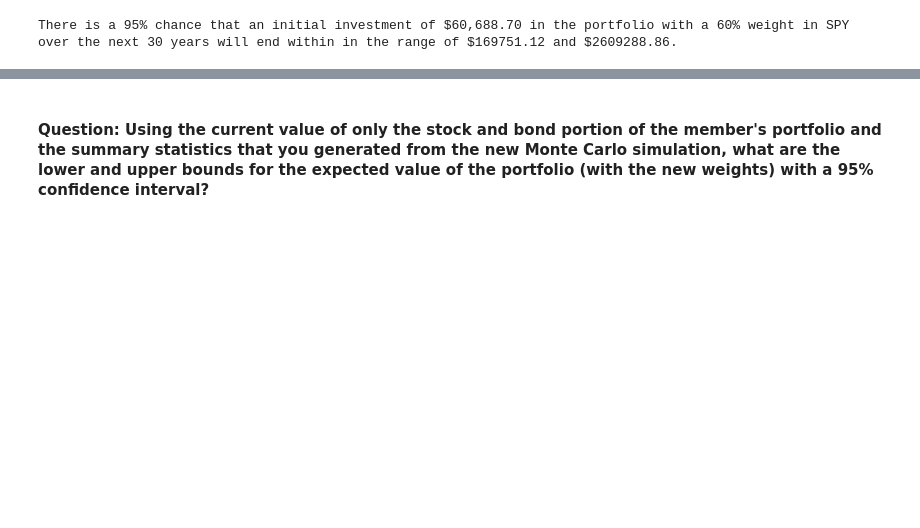
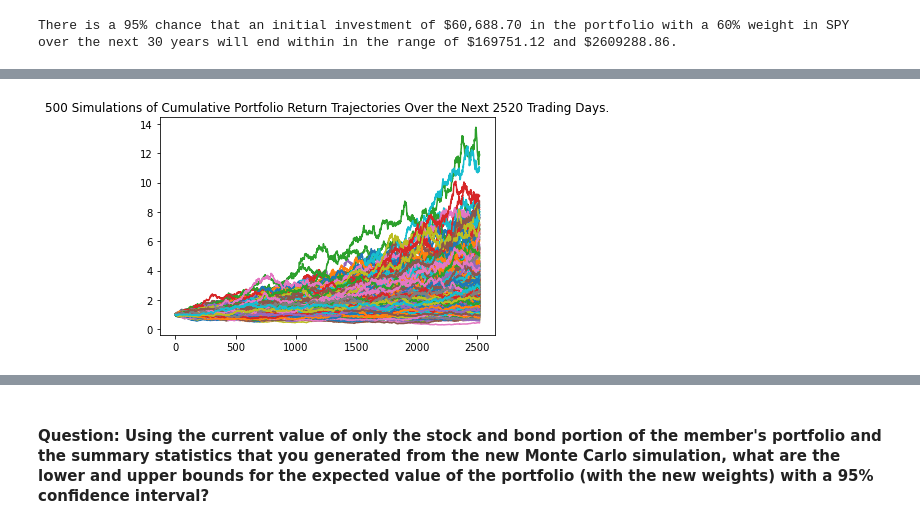
Before and after one commit to jgrichardson/emergency_and_retirement, a Jupyter notebook: financial_planning_tools.ipynb, the cells around one changed output, grey strips where cells are left out. Drawn from its saved outputs; the diff is of its cells as text; code cells hidden in the pictures; blank space fills up the shorter version.

Commit message:
add 10 year Monte Carlo simulation with 80% weighting to SPY

```diff
--- a/financial_planning_tools.ipynb
+++ b/financial_planning_tools.ipynb
@@ -493,7 +471,12 @@ For this new Monte Carlo simulation, do the following:
 # Configure a Monte Carlo simulation to forecast 10 years cumulative returns
 # The weights should be split 20% to AGG and 80% to SPY.
 # Run 500 samples.
-# YOUR CODE HERE
+MC_weight_80_spy = MCSimulation(
+    portfolio_data = prices_df,
+    weights = [.80,.20,],
+    num_simulation = 500,
+    num_trading_days = 252*10
+)
 
 # Review the simulation input data
-# YOUR CODE HERE
+MC_weight_80_spy.portfolio_data.head()
@@ -503,7 +537,9 @@ For this new Monte Carlo simulation, do the following:
 # %%
 # Visualize the 10-year Monte Carlo simulation by creating an
 # overlay line plot
-# YOUR CODE HERE
+spy_80_line_plot = MC_weight_80_spy.plot_simulation()
+# %% [output]
+[figure, added]
 # %%
 # Visualize the probability distribution of the 10-year Monte Carlo simulation
 # by plotting a histogram
```
Also changed, not shown: parts of 17 cells of this notebook.
